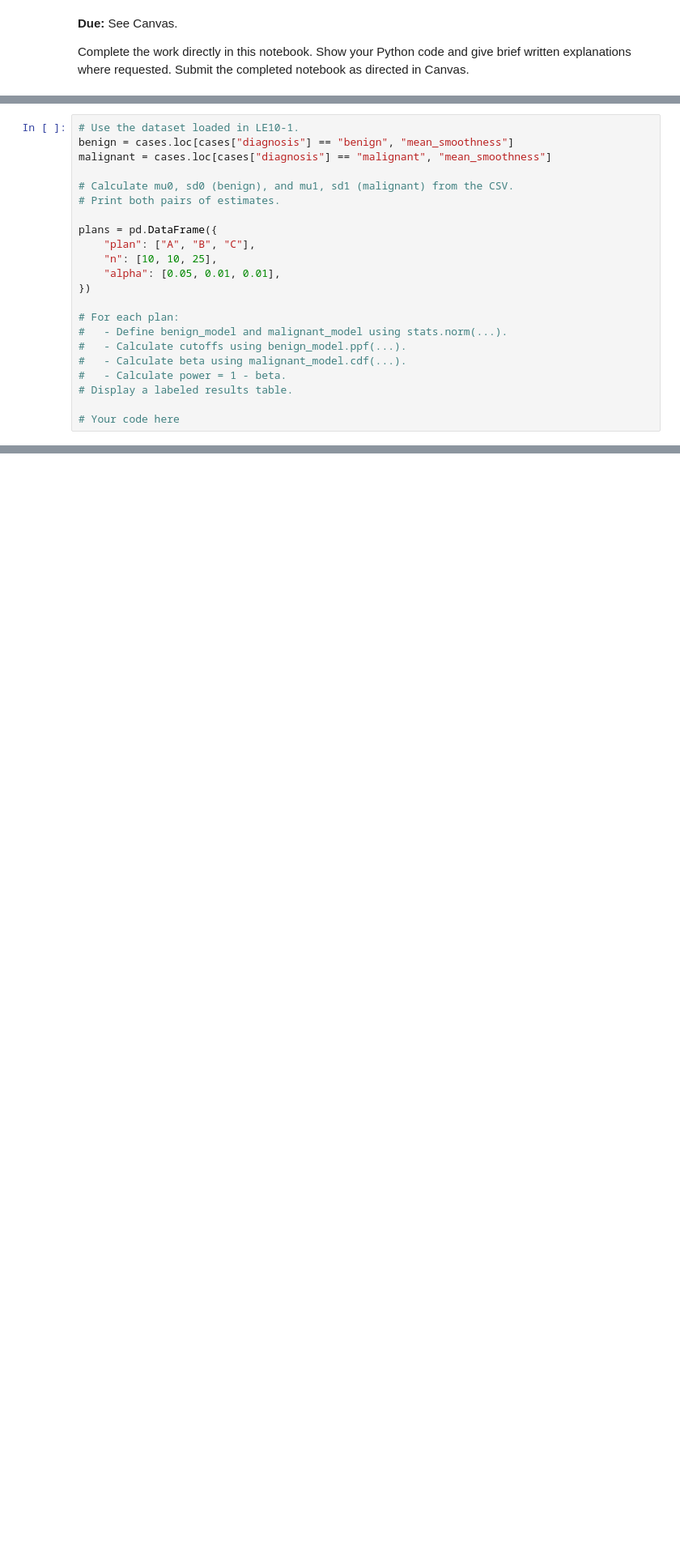
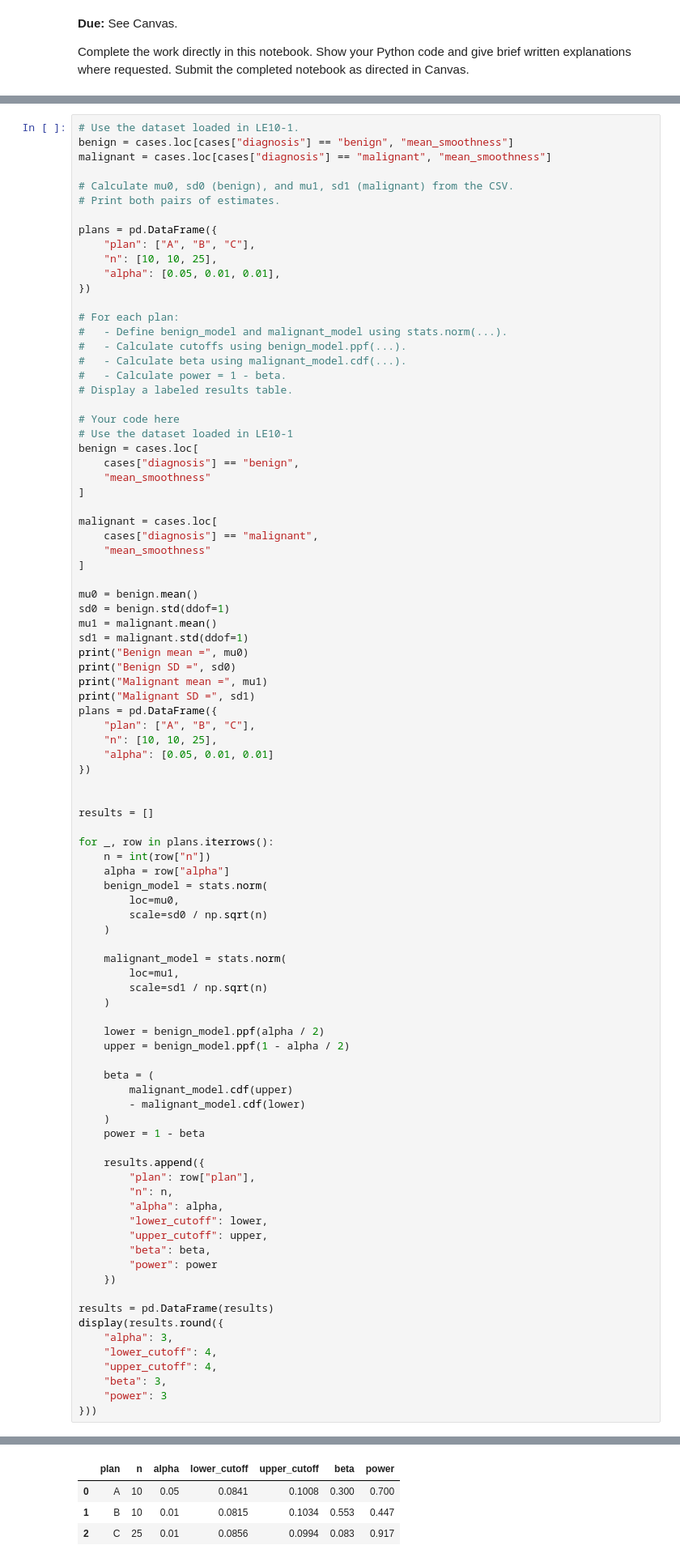
Before and after one commit to mda90-manny/26f-engr1451-2451, a Jupyter notebook: 1-assignments/LE10/LE10.ipynb, the cells around one changed output, grey strips where cells are left out. Shown at 81% size. Cells and saved outputs as stored; diff of their text form; blank space fills up the shorter version.

```diff
--- a/1-assignments/LE10/LE10.ipynb
+++ b/1-assignments/LE10/LE10.ipynb
@@ -134,3 +243,72 @@ plans = pd.DataFrame({
 # Display a labeled results table.
 
 # Your code here
+# Use the dataset loaded in LE10-1
+benign = cases.loc[
+    cases["diagnosis"] == "benign",
+    "mean_smoothness"
+]
+
+malignant = cases.loc[
+    cases["diagnosis"] == "malignant",
+    "mean_smoothness"
+]
+
+mu0 = benign.mean()
+sd0 = benign.std(ddof=1)
+mu1 = malignant.mean()
+sd1 = malignant.std(ddof=1)
+print("Benign mean =", mu0)
+print("Benign SD =", sd0)
+print("Malignant mean =", mu1)
+print("Malignant SD =", sd1)
+plans = pd.DataFrame({
+    "plan": ["A", "B", "C"],
+    "n": [10, 10, 25],
+    "alpha": [0.05, 0.01, 0.01]
+})
+
+
+results = []
+
+for _, row in plans.iterrows():
+    n = int(row["n"])
+    alpha = row["alpha"]
+    benign_model = stats.norm(
+        loc=mu0,
+        scale=sd0 / np.sqrt(n)
+    )
+
+    malignant_model = stats.norm(
+        loc=mu1,
+        scale=sd1 / np.sqrt(n)
+    )
+
+    lower = benign_model.ppf(alpha / 2)
+    upper = benign_model.ppf(1 - alpha / 2)
+
+    beta = (
+        malignant_model.cdf(upper)
+        - malignant_model.cdf(lower)
+    )
+    power = 1 - beta
+
+    results.append({
+        "plan": row["plan"],
+        "n": n,
+        "alpha": alpha,
+        "lower_cutoff": lower,
+        "upper_cutoff": upper,
+        "beta": beta,
+        "power": power
+    })
+
+results = pd.DataFrame(results)
+display(results.round({
+    "alpha": 3,
+    "lower_cutoff": 4,
+    "upper_cutoff": 4,
+    "beta": 3,
+    "power": 3
+}))
+# %% [output]
@@ -137,3 +319,7 @@ plans = pd.DataFrame({
+|  | plan | n | alpha | lower_cutoff | upper_cutoff | beta | power |
+| 0 | A | 10 | 0.05 | 0.0841 | 0.1008 | 0.300 | 0.700 |
+| 1 | B | 10 | 0.01 | 0.0815 | 0.1034 | 0.553 | 0.447 |
+| 2 | C | 25 | 0.01 | 0.0856 | 0.0994 | 0.083 | 0.917 |
 # %% [markdown]
 ### B. Explain the tradeoffs (1 pt)
 
```
Also changed, not shown: parts of 11 cells of this notebook, 2 other files.
